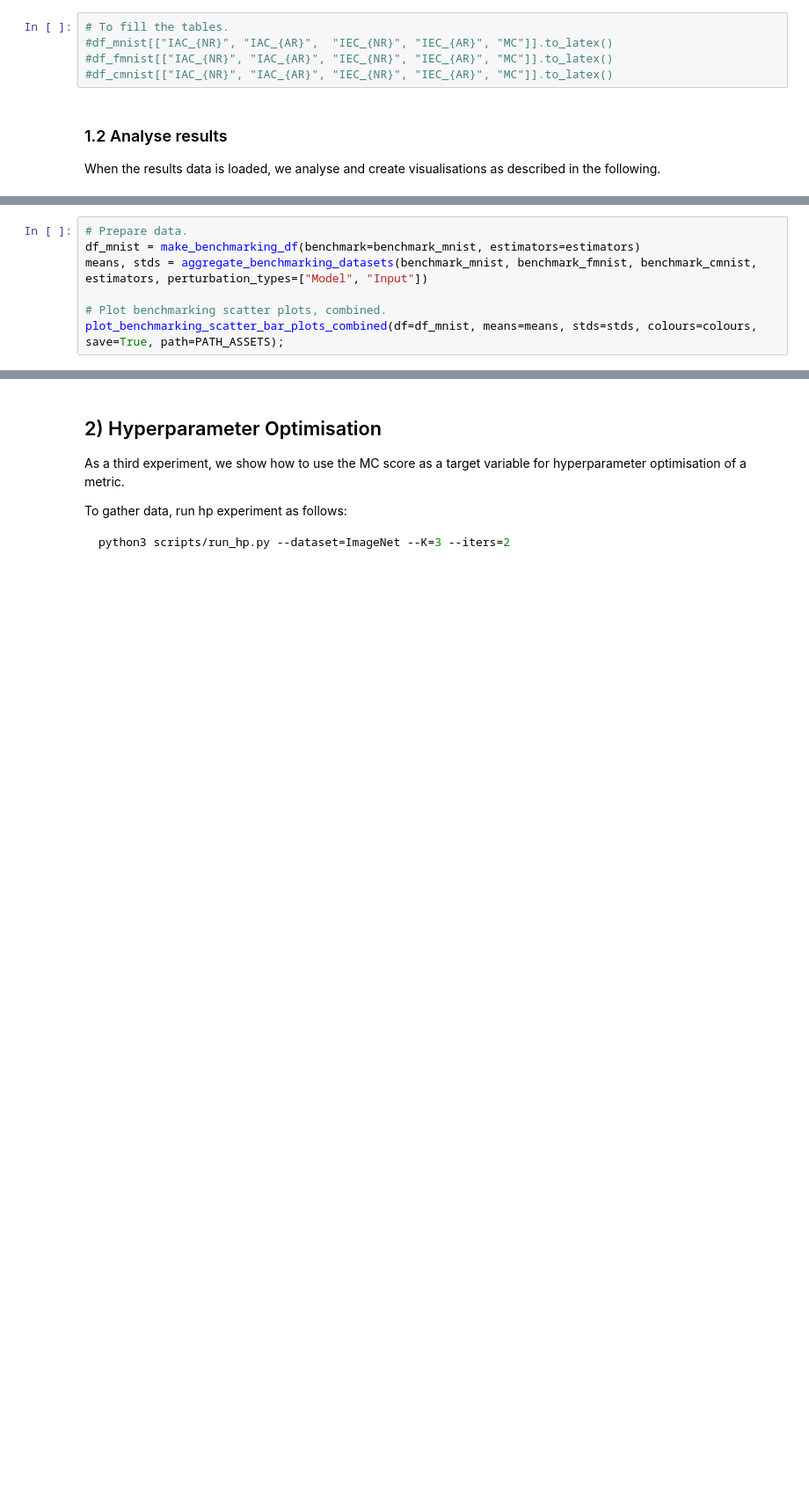
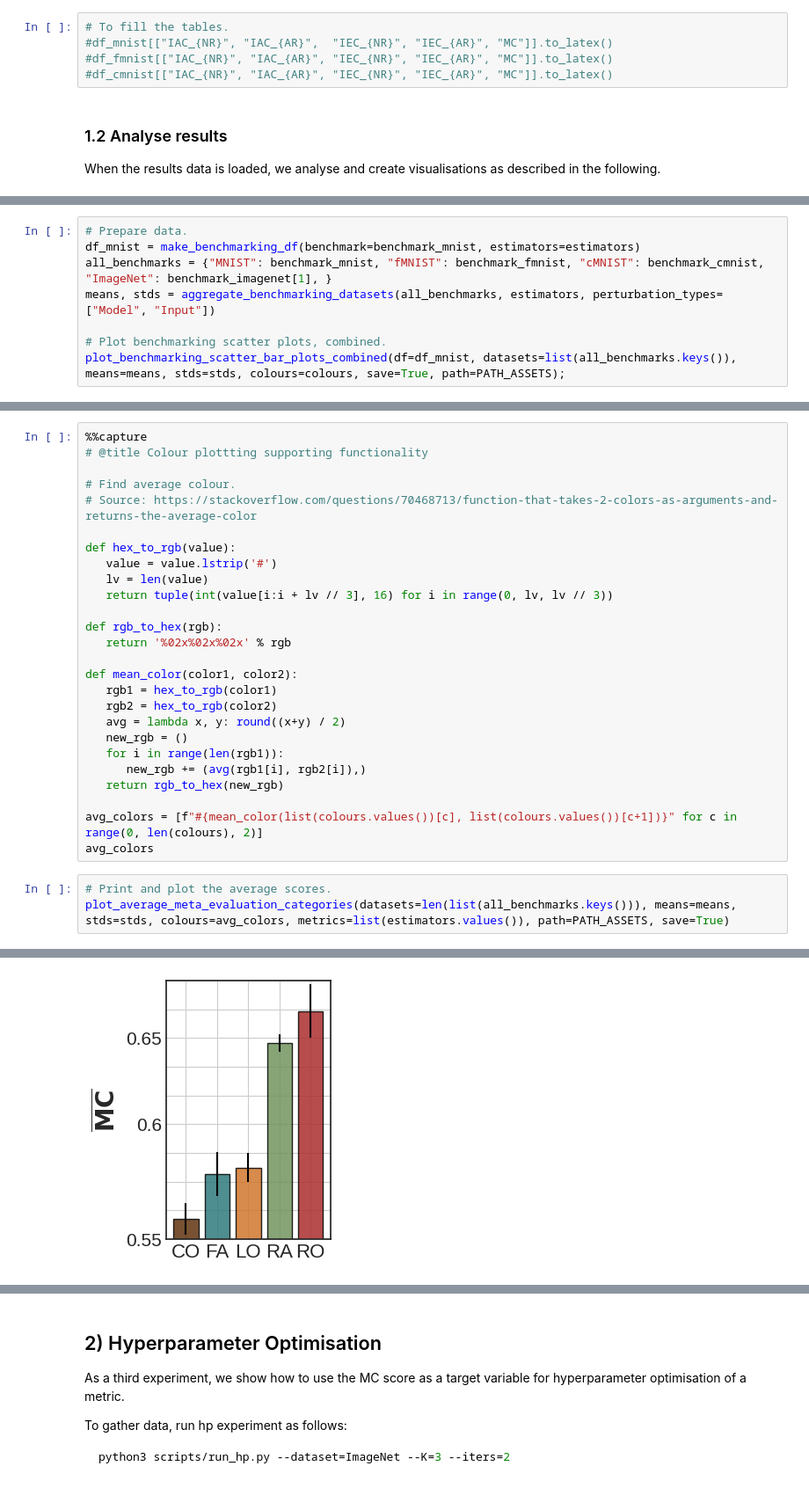
Before and after one commit to annahedstroem/MetaQuantus, a Jupyter notebook: tutorials/Tutorial-Reproduce-Experiments.ipynb, the cells around one changed output, grey strips where cells are left out. Shown at 88% size. Cells and saved outputs as stored; diff of their text form; blank space fills up the shorter version.

```diff
--- a/tutorials/Tutorial-Reproduce-Experiments.ipynb
+++ b/tutorials/Tutorial-Reproduce-Experiments.ipynb
@@ -205,8 +289,9 @@ plot_single_estimator_area(benchmark=benchmark_mnist, estimator_category="Faithf
 # %%
 # Prepare data.
 df_mnist = make_benchmarking_df(benchmark=benchmark_mnist, estimators=estimators)
-means, stds = aggregate_benchmarking_datasets(benchmark_mnist, benchmark_fmnist, benchmark_cmnist, estimators, perturbation_types=["Model", "Input"])
+all_benchmarks = {"MNIST": benchmark_mnist, "fMNIST": benchmark_fmnist, "cMNIST": benchmark_cmnist, "ImageNet": benchmark_imagenet[1], }
+means, stds = aggregate_benchmarking_datasets(all_benchmarks, estimators, perturbation_types=["Model", "Input"])
 
 # Plot benchmarking scatter plots, combined.
-plot_benchmarking_scatter_bar_plots_combined(df=df_mnist, means=means, stds=stds, colours=colours, save=True, path=PATH_ASSETS);
+plot_benchmarking_scatter_bar_plots_combined(df=df_mnist, datasets=list(all_benchmarks.keys()), means=means, stds=stds, colours=colours, save=True, path=PATH_ASSETS);
 # %% [output]
@@ -213,0 +299,30 @@ plot_benchmarking_scatter_bar_plots_combined(df=df_mnist, means=means, stds=stds
+# %%
+%%capture
+# @title Colour plottting supporting functionality
+
+# Find average colour.
+# Source: https://stackoverflow.com/questions/70468713/function-that-takes-2-colors-as-arguments-and-returns-the-average-color
+
+def hex_to_rgb(value):
+   value = value.lstrip('#')
+   lv = len(value)
+   return tuple(int(value[i:i + lv // 3], 16) for i in range(0, lv, lv // 3))
+
+def rgb_to_hex(rgb):
+   return '%02x%02x%02x' % rgb
+
+def mean_color(color1, color2):
+   rgb1 = hex_to_rgb(color1)
+   rgb2 = hex_to_rgb(color2)
+   avg = lambda x, y: round((x+y) / 2)
+   new_rgb = ()
+   for i in range(len(rgb1)):
+      new_rgb += (avg(rgb1[i], rgb2[i]),)
+   return rgb_to_hex(new_rgb)
+
+avg_colors = [f"#{mean_color(list(colours.values())[c], list(colours.values())[c+1])}" for c in range(0, len(colours), 2)]
+avg_colors
+# %%
+# Print and plot the average scores.
+plot_average_meta_evaluation_categories(datasets=len(list(all_benchmarks.keys())), means=means, stds=stds, colours=avg_colors, metrics=list(estimators.values()), path=PATH_ASSETS, save=True)
+# %% [output]
@@ -214,2 +334,3 @@ plot_benchmarking_scatter_bar_plots_combined(df=df_mnist, means=means, stds=stds
+[figure, added]
 # %%
 # Plot the extra scatter plots for fMNIST and cMNIST.
```
Also changed, not shown: parts of 17 cells of this notebook, 6 other files.
